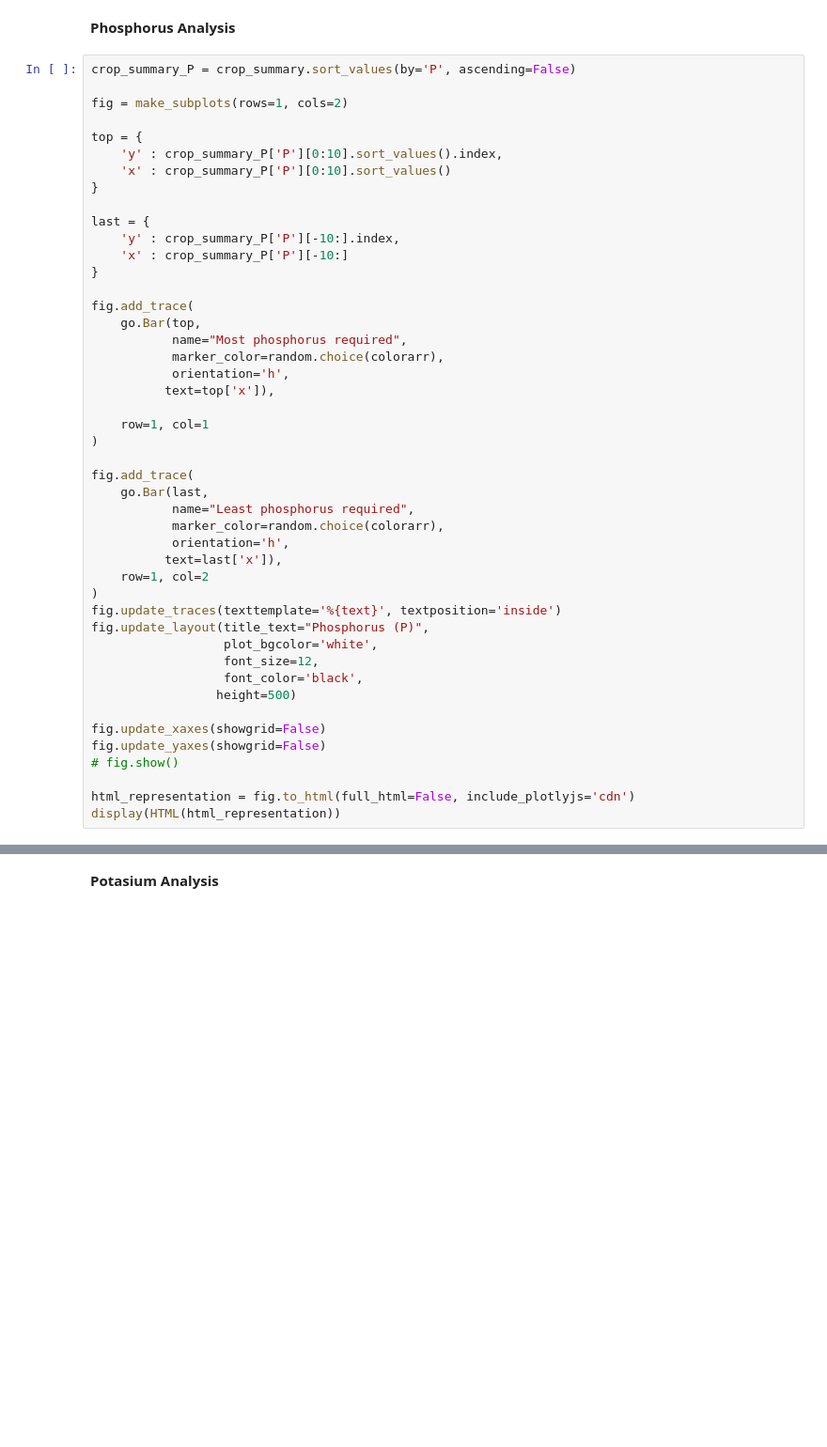
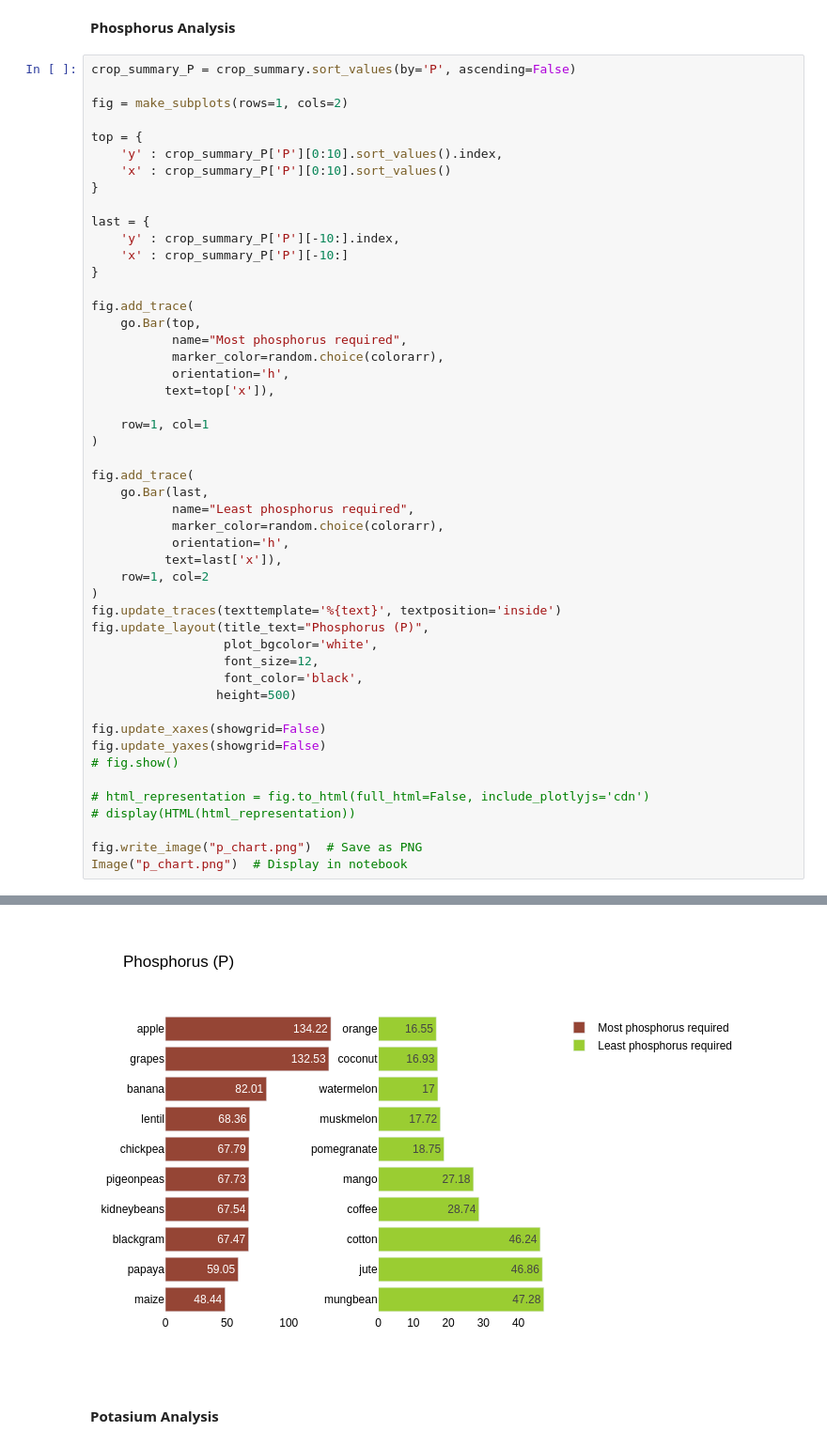
Before and after one commit to Lavkesh-kumar/Crop-and-Fertilizer-Recommendation-System, a Jupyter notebook: Crop_recommendation_EDA.ipynb, the cells around one changed output, grey strips where cells are left out. Shown at 94% size. Drawn from its saved outputs; the diff is of its cells as text; blank space fills up the shorter version.

```diff
--- a/Crop_recommendation_EDA.ipynb
+++ b/Crop_recommendation_EDA.ipynb
@@ -495,6 +500,9 @@ fig.update_xaxes(showgrid=False)
 fig.update_yaxes(showgrid=False)
 # fig.show()
 
-html_representation = fig.to_html(full_html=False, include_plotlyjs='cdn')
-display(HTML(html_representation))
+# html_representation = fig.to_html(full_html=False, include_plotlyjs='cdn')
+# display(HTML(html_representation))
+
+fig.write_image("p_chart.png")  # Save as PNG
+Image("p_chart.png")  # Display in notebook
 # %% [output]
@@ -502,3 +509,4 @@ display(HTML(html_representation))
+[figure, added]
 # %% [markdown]
 **Potasium Analysis**
 # %%
```
Also changed, not shown: parts of 7 cells of this notebook.
